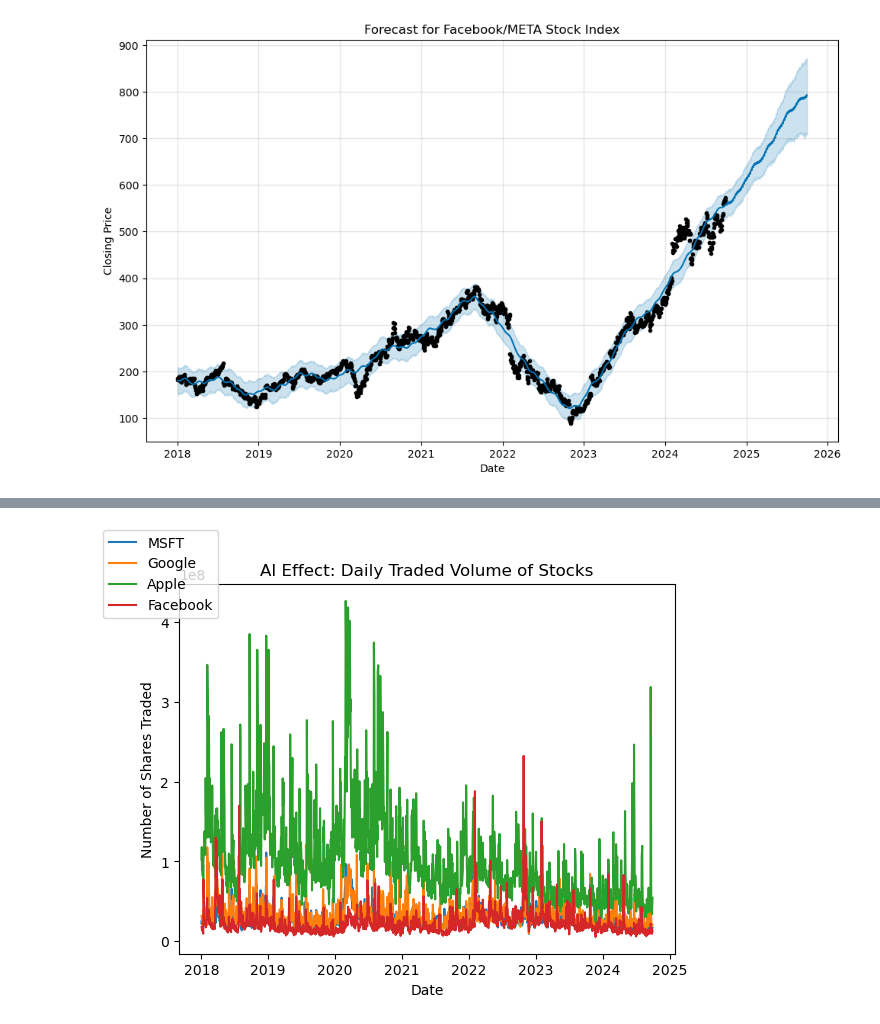
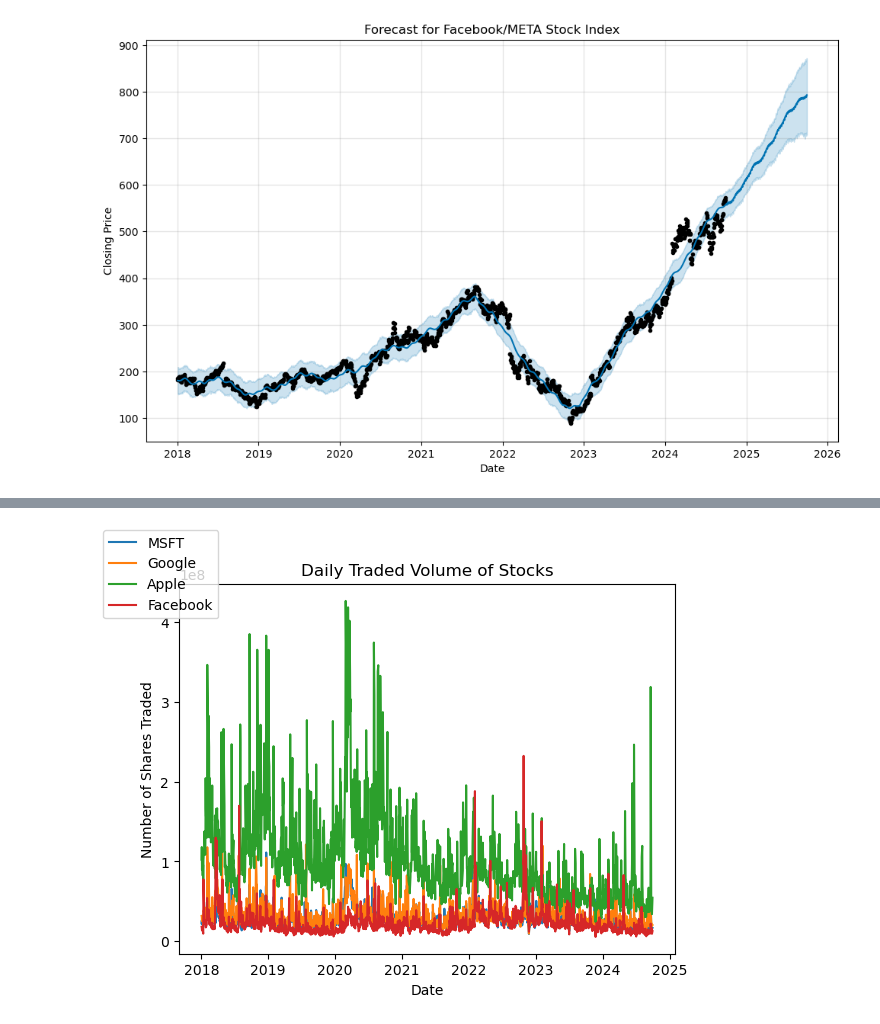
Before and after one commit to KingCam12/Project1_Group3, a Jupyter notebook: project1_group3.ipynb, the cells around one changed output, grey strips where cells are left out. Saved outputs shown, nothing was run; the diff lists cells and outputs as text; code cells hidden in the pictures.

```diff
--- a/project1_group3.ipynb
+++ b/project1_group3.ipynb
@@ -989,19 +990,19 @@ volumes
 # %%
 # Create a figure and axis
 fig, ax1 = plt.subplots()
 
 # Plot the daily volume of the stocks on left y-axis
 ax1.plot(microsoft_data_2018_2024['Volume'], label=["MSFT"])
 ax1.plot(google_data_2018_2024['Volume'], label=["Google"])
 ax1.plot(apple_data_2018_2024['Volume'], label=["Apple"])
 ax1.plot(facebook_data_2018_2024['Volume'], label=["Facebook"])
 ax1.set_xlabel("Date")
 ax1.set_ylabel("Number of Shares Traded")
 ax1.tick_params(axis="y")
 
 # Show the plot
-plt.title("AI Effect: Daily Traded Volume of Stocks")
+plt.title("Daily Traded Volume of Stocks")
 fig.legend(["MSFT", "Google", "Apple", "Facebook"], loc="upper left")
 plt.show()
 # %% [output]
-[figure, old version]
+[figure, new version]
```
Also changed, not shown: parts of 8 cells of this notebook, 1 other file.
